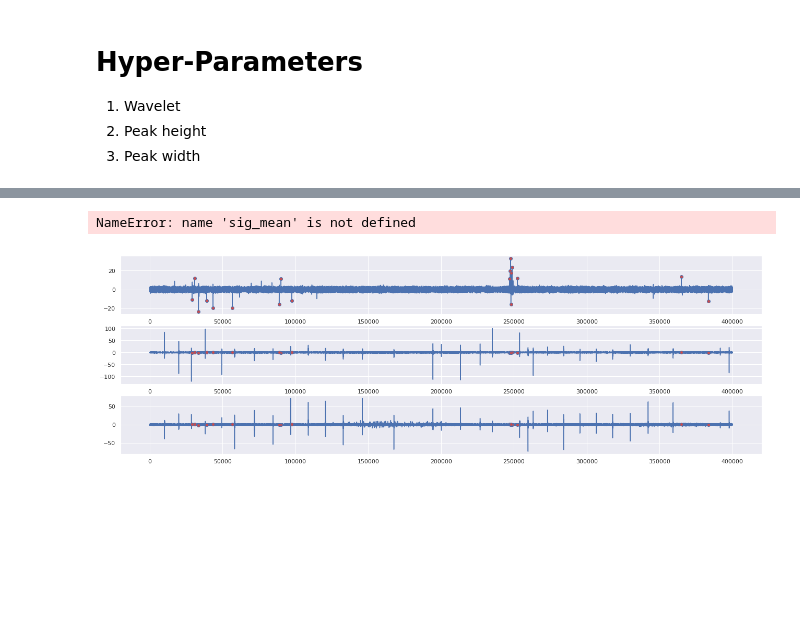
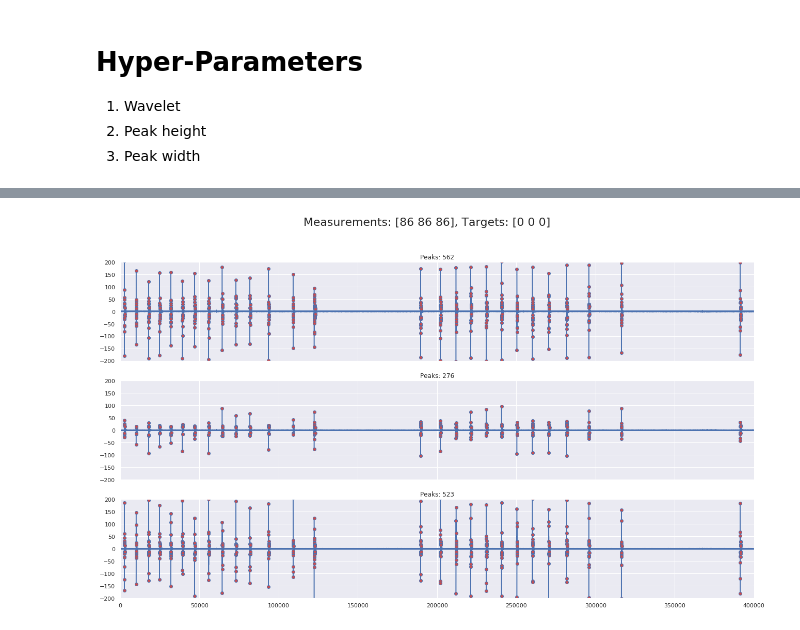
Before and after one commit to jayemar/vsb_power_line, a Jupyter notebook: src/explore_data.ipynb, the cells around one changed output, grey strips where cells are left out. Drawn from its saved outputs; the diff is of its cells as text; code cells hidden in the pictures; blank space fills up the shorter version.

```diff
--- a/src/explore_data.ipynb
+++ b/src/explore_data.ipynb
@@ -77,21 +81,0 @@ def prepare_peaks(cD):
-# %%
-peaks_0 = prepare_peaks(cD_0)
-peaks_1 = prepare_peaks(cD_1)
-peaks_2 = prepare_peaks(cD_2)
-
-%matplotlib inline
-plt.figure(figsize=(22, 7))
-plt.subplot(311)
-plt.plot(cD_0, 'o', ls='-', markerfacecolor='r', markevery=peaks_0)
-plt.subplot(312)
-plt.plot(cD_1, 'o', ls='-', markerfacecolor='r', markevery=peaks_1)
-plt.subplot(313)
-plt.plot(cD_2, 'o', ls='-', markerfacecolor='r', markevery=peaks_2)
-title = "SigMean: {:1.2}, Peaks: {}, Valleys: {}, Target: {}".format(sig_mean, len(peaks), len(valleys), target)
-# plt.ylim([-50, 50])
-plt.axis([0, len(cD_0), -50, 50])
-plt.title(title, fontsize="28")
-plt.show()
-# %% [output]
-NameError: name 'sig_mean' is not defined
-[figure, removed]
@@ -113,3 +82,19 @@ df = pd.concat([dfp, dfv])
+# %%
+%matplotlib inline
+
+Y_LIM = 200
+
+def plot_phases(dfs):
+    fig, ax = plt.subplots(3, 1, figsize=(22, 12), sharex=True)
+    fig.suptitle("Measurements: {}, Targets: {}".format(meta.id_measurement.values,
+                                                        meta.target.values), size=22)
+    for i, sig in enumerate(cD):
+        peak_marks = list(dfs[i].peak_index.values)
+        ax[i].plot(cD[i], 'o', ls='-', markerfacecolor='r', markevery=peak_marks)
+        ax[i].set_title("Peaks: {}".format(dfs[i].peak_index.count()))
+        ax[i].set_xlim([0, len(cD[i])])
+        ax[i].set_ylim([-Y_LIM, Y_LIM])
+    plt.show()
 # %%
 def within_ratio(h1, h2, ratio):
     """Check if h2 (height2) has the opposite sign of h1 (height1)
@@ -138,0 +134,5 @@ df.reset_index(inplace=True, drop=True)
+# %%
+dfs = [sort_and_reindex_peaks(get_peak_info(sig)) for sig in cD]
+plot_phases(dfs)
+# %% [output]
+[figure, added]
```
Also changed, not shown: parts of 9 cells of this notebook, 1 other file.
